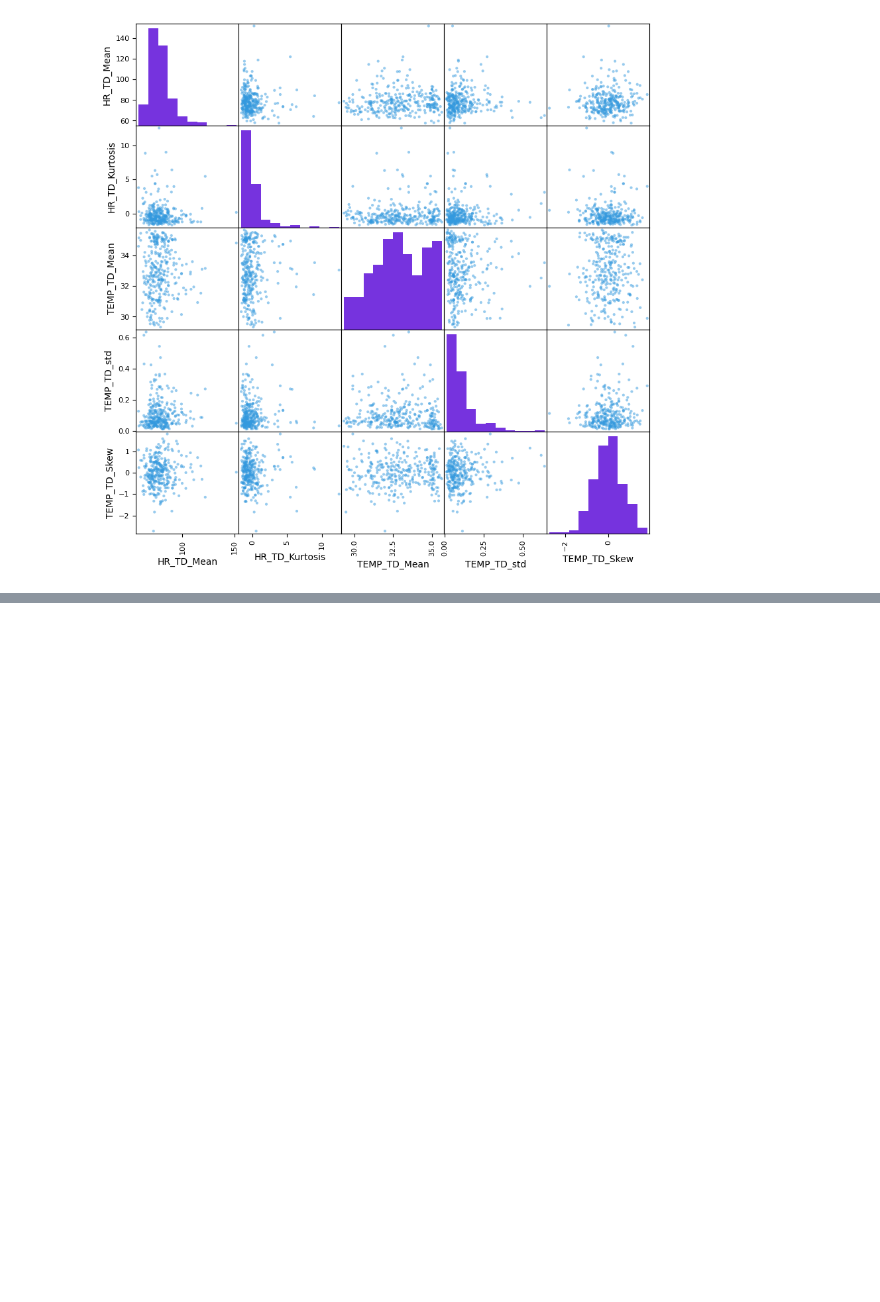
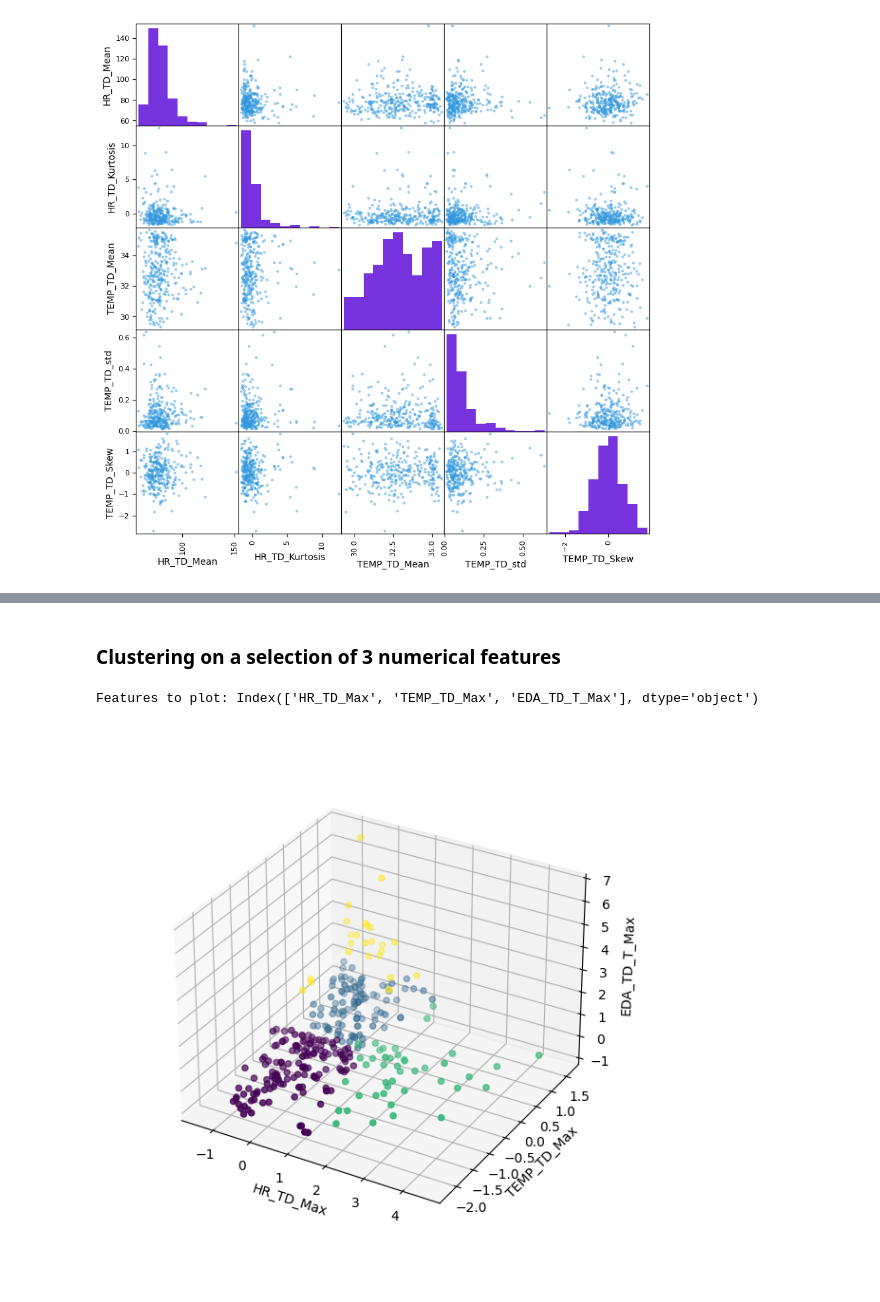
Before and after one commit to hjelp200121/02582Case2, a Jupyter notebook: clustering_analysis.ipynb, the cells around one changed output, grey strips where cells are left out. Cells and saved outputs as stored; diff of their text form; code cells hidden in the pictures; blank space fills up the shorter version.

```diff
--- a/clustering_analysis.ipynb
+++ b/clustering_analysis.ipynb
@@ -197,0 +257,28 @@ scatter_mat = scatter_matrix(df2, figsize=(10,10), hist_kwds={"color": "#7633de"
+# %% [markdown]
+### Clustering on a selection of 3 numerical features
+# %%
+cols = df.columns[4:5].append(df.columns[16:17]).append(df.columns[40:41])
+print(f"Features to plot: {cols}")
+
+# k means clustering with k = 4
+kmeans = KMeans(n_clusters=4).fit(df[cols])
+labels = kmeans.labels_
+
+HR = df[cols[0]]
+TEMP = df[cols[1]]
+EDA = df[cols[2]]
+
+fig = plt.figure(figsize=(6,6))
+ax = fig.add_subplot(projection='3d')
+plt.tight_layout()
+ax.set_box_aspect(None, zoom=0.85)
+
+ax.scatter(HR, TEMP, EDA, c=labels)
+ax.set_xlabel(str(cols[0]))
+ax.set_ylabel(str(cols[1]))
+ax.set_zlabel(str(cols[2]))
+
+plt.show()
+# %% [output]
+Features to plot: Index(['HR_TD_Max', 'TEMP_TD_Max', 'EDA_TD_T_Max'], dtype='object')
+[figure, added]
```
Also changed, not shown: parts of 3 cells of this notebook.
